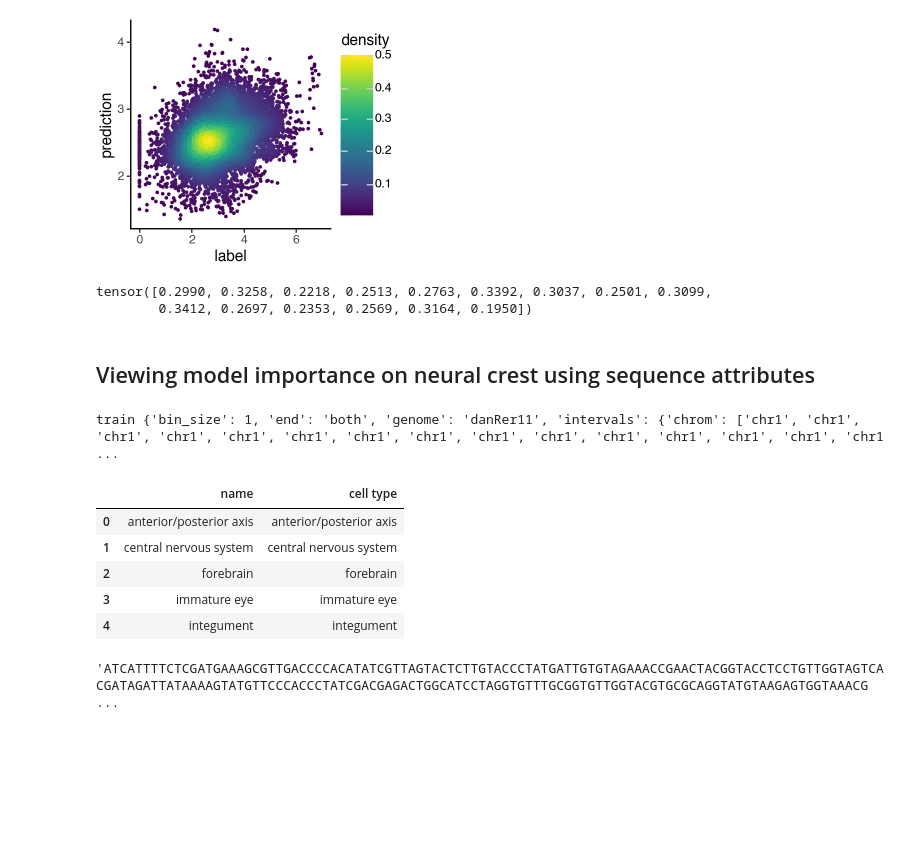
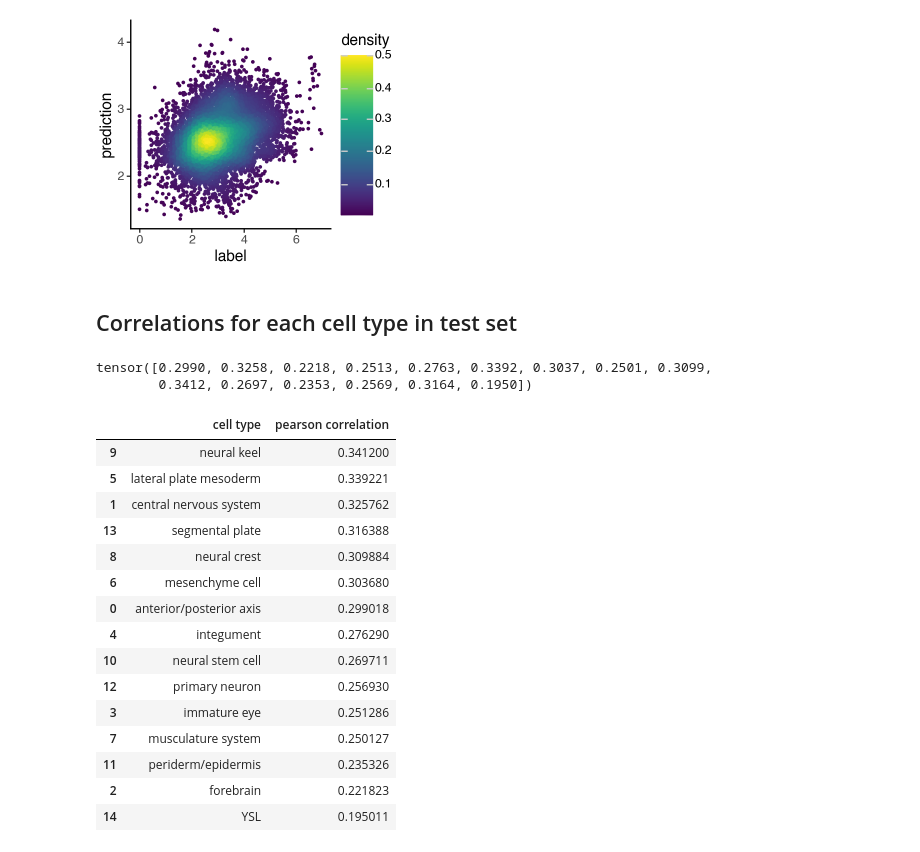
Before and after one commit to victornemenike/neural-crest-deep-learning, a Jupyter notebook: notebooks/multi_task_model.ipynb, the cells around one changed output. Drawn from its saved outputs; the diff is of its cells as text; code cells hidden in the pictures; blank space fills up the shorter version.

```diff
--- a/notebooks/multi_task_model.ipynb
+++ b/notebooks/multi_task_model.ipynb
@@ -283,35 +299,8 @@ grelu.visualize.plot_pred_scatter(
 )
 # %% [output]
 [figure]
-# %%
-%matplotlib inline
-import matplotlib.pyplot as plt
-import plotnine as p9
-
-
-for i in range(len(ad_test.obs['cell type'])):
-    obs_copy = ad_test.obs.copy()
-    cell_type = obs_copy['cell type'].str.replace(r'[/ ]', '_', regex=True).iloc[i]  # Fix: Use iloc for positional indexing
-
-
-    # Assign the plot to a variable
-    plot = (
-        grelu.visualize.plot_pred_scatter(
-            preds=preds,
-            labels=test_dataset.get_labels(),
-            density=True,
-            tasks=[i],
-            figsize=(3, 2.5),
-            size=0.5
-        )
-        + p9.labs(title=cell_type)  # Add title
-    )
-
-    plot.draw()  # Explicitly render the plot
-    plt.show()   # Display the plot
-
-    # Save plot to file if display fails
-    plot.save(f"../results/corr_plot_multi_task_50k_{cell_type}.png", dpi=300)
+# %% [markdown]
+## Correlations for each cell type in test set
 # %%
 from torchmetrics.regression import PearsonCorrCoef
 import torch
@@ -336,32 +325,22 @@ corr_cells = pd.DataFrame({'cell_type': ad_test.obs['cell type'],
 corr_cells = corr_cells.reset_index().drop(columns= 'cell_type')
 
 corr_cells.to_csv('../results/cell_type_pearson_corr.csv', index=False)
-# %% [markdown]
-## Viewing model importance on neural crest using sequence attributes
-# %%
-for key in list(model.data_params.keys())[:21]:
-    if key !="tasks":
-        print(key, model.data_params[key])
-# %% [output]
-train {'bin_size': 1, 'end': 'both', 'genome': 'danRer11', 'intervals': {'chrom': ['chr1', 'chr1', 'chr1', 'chr1', 'chr1', 'chr1', 'chr1', 'chr1', 'chr1', 'chr1', 'chr1', 'chr1', 'chr1', 'chr1', 'chr1 ...
-# %%
-tasks = pd.DataFrame(model.data_params['tasks'])
-tasks.head()
-# %% [output]
-|  | name | cell type |
-| 0 | anterior/posterior axis | anterior/posterior axis |
-| 1 | central nervous system | central nervous system |
-| 2 | forebrain | forebrain |
-| 3 | immature eye | immature eye |
-| 4 | integument | integument |
-# %%
-import grelu.sequence.utils
-start_seq = grelu.sequence.utils.generate_random_sequences(
-    n=1, # number of sequences to generate
-    seq_len= seq_len, # Length of the generated sequence
-    seed=0,
-    output_format="strings"
-)[0]
-start_seq
-# %% [output]
-'ATCATTTTCTCGATGAAAGCGTTGACCCCACATATCGTTAGTACTCTTGTACCCTATGATTGTGTAGAAACCGAACTACGGTACCTCCTGTTGGTAGTCACGATAGATTATAAAAGTATGTTCCCACCCTATCGACGAGACTGGCATCCTAGGTGTTTGCGGTGTTGGTACGTGCGCAGGTATGTAAGAGTGGTAAACG ...
+# %%
+corr_cells.sort_values(by='pearson correlation', ascending= False)
+# %% [output]
+|  | cell type | pearson correlation |
+| 9 | neural keel | 0.341200 |
+| 5 | lateral plate mesoderm | 0.339221 |
+| 1 | central nervous system | 0.325762 |
+| 13 | segmental plate | 0.316388 |
+| 8 | neural crest | 0.309884 |
+| 6 | mesenchyme cell | 0.303680 |
+| 0 | anterior/posterior axis | 0.299018 |
+| 4 | integument | 0.276290 |
+| 10 | neural stem cell | 0.269711 |
+| 12 | primary neuron | 0.256930 |
+| 3 | immature eye | 0.251286 |
+| 7 | musculature system | 0.250127 |
+| 11 | periderm/epidermis | 0.235326 |
+| 2 | forebrain | 0.221823 |
+| 14 | YSL | 0.195011 |
```
Also changed, not shown: parts of 17 cells of this notebook.
